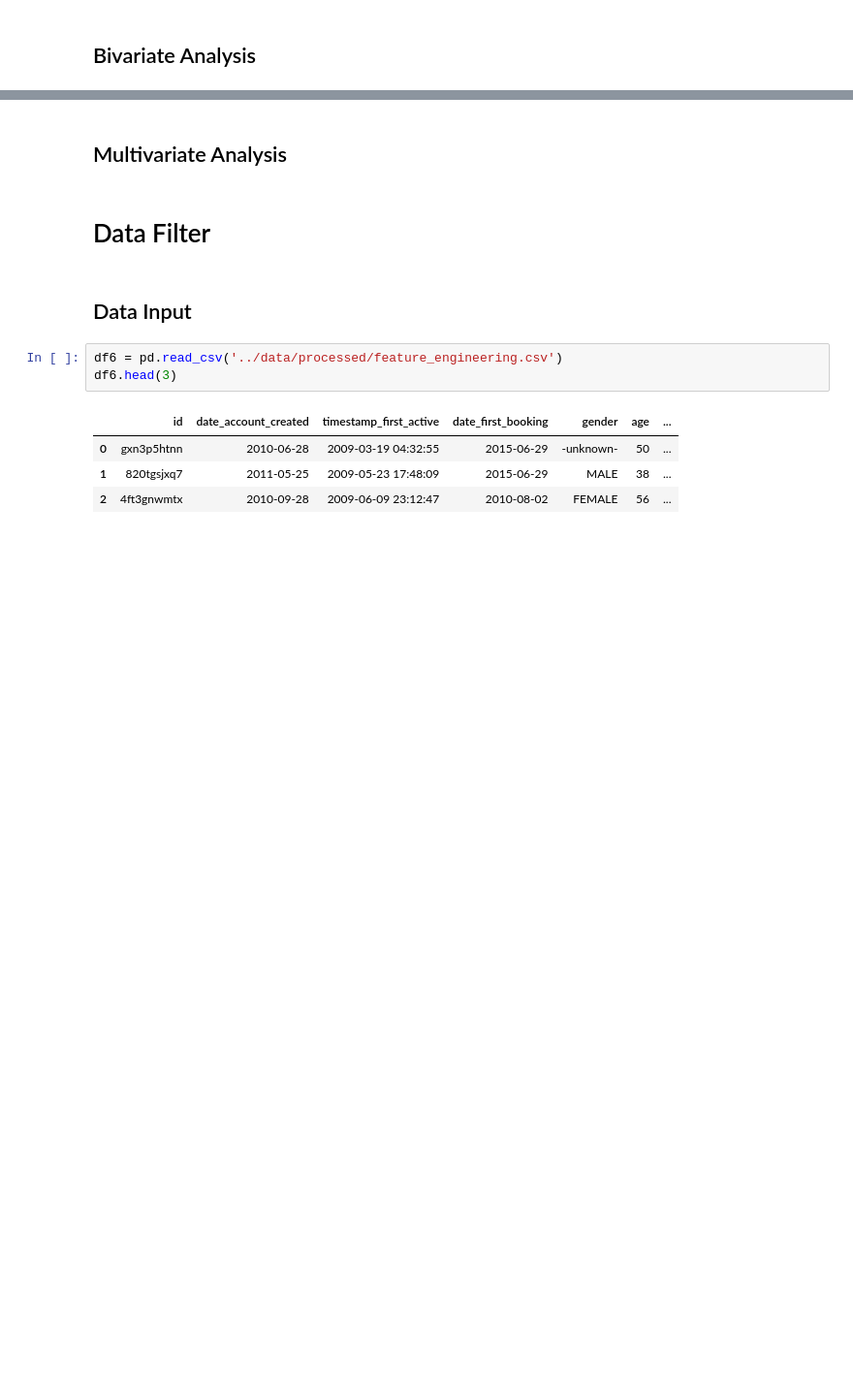
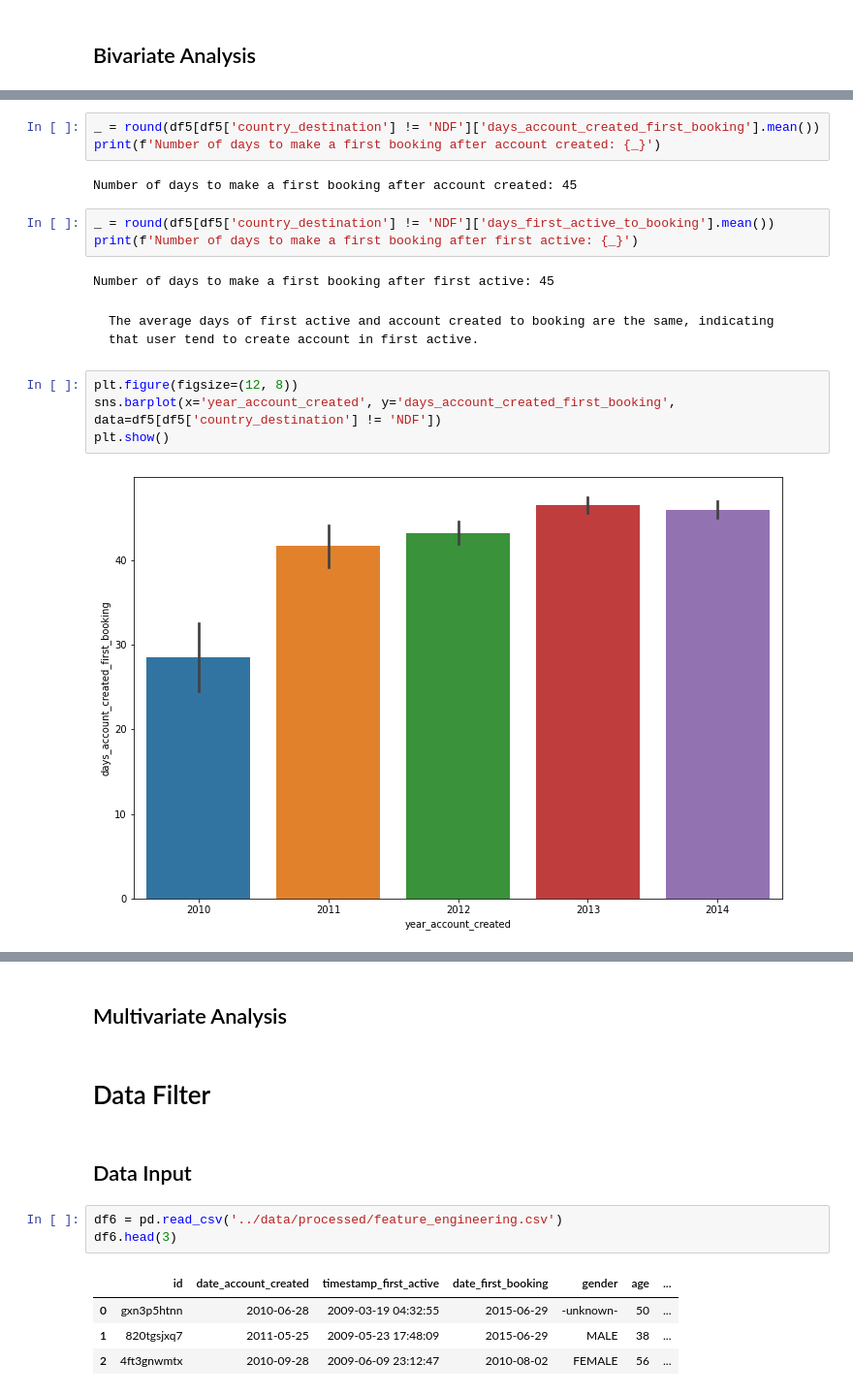
Before and after one commit to MarcosRMG/pa000_airbnb, a Jupyter notebook: notebooks/airbnb.ipynb, the cells around one changed output, grey strips where cells are left out. Shown: that part at 97% size. Drawn from its saved outputs; the diff is of its cells as text; blank space fills up the shorter version.

```diff
--- a/notebooks/airbnb.ipynb
+++ b/notebooks/airbnb.ipynb
@@ -457,0 +522,18 @@ prof.to_notebook_iframe()
+# %%
+_ = round(df5[df5['country_destination'] != 'NDF']['days_account_created_first_booking'].mean())
+print(f'Number of days to make a first booking after account created: {_}')
+# %% [output]
+Number of days to make a first booking after account created: 45
+# %%
+_ = round(df5[df5['country_destination'] != 'NDF']['days_first_active_to_booking'].mean())
+print(f'Number of days to make a first booking after first active: {_}')
+# %% [output]
+Number of days to make a first booking after first active: 45
+# %% [markdown]
+    The average days of first active and account created to booking are the same, indicating that user tend to create account in first active.
+# %%
+plt.figure(figsize=(12, 8))
+sns.barplot(x='year_account_created', y='days_account_created_first_booking', data=df5[df5['country_destination'] != 'NDF'])
+plt.show()
+# %% [output]
+[figure, added]
```
Also changed, not shown: parts of 24 cells of this notebook, 1 other file.
